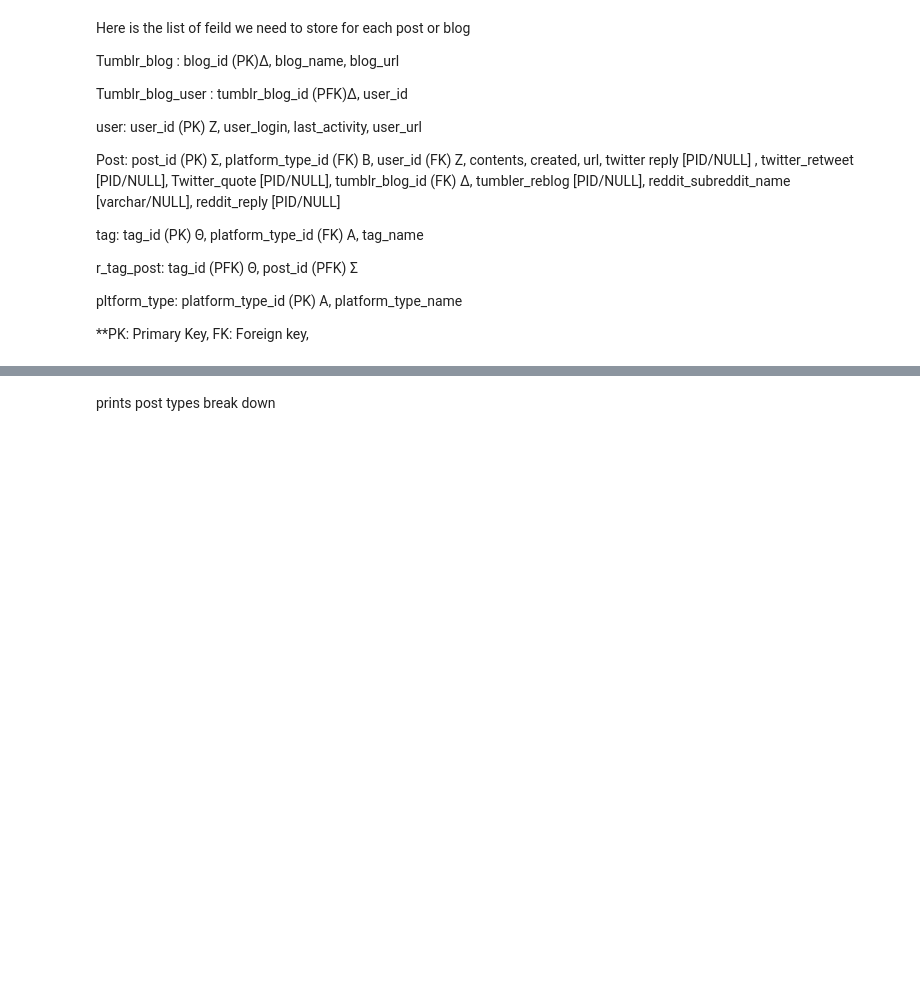
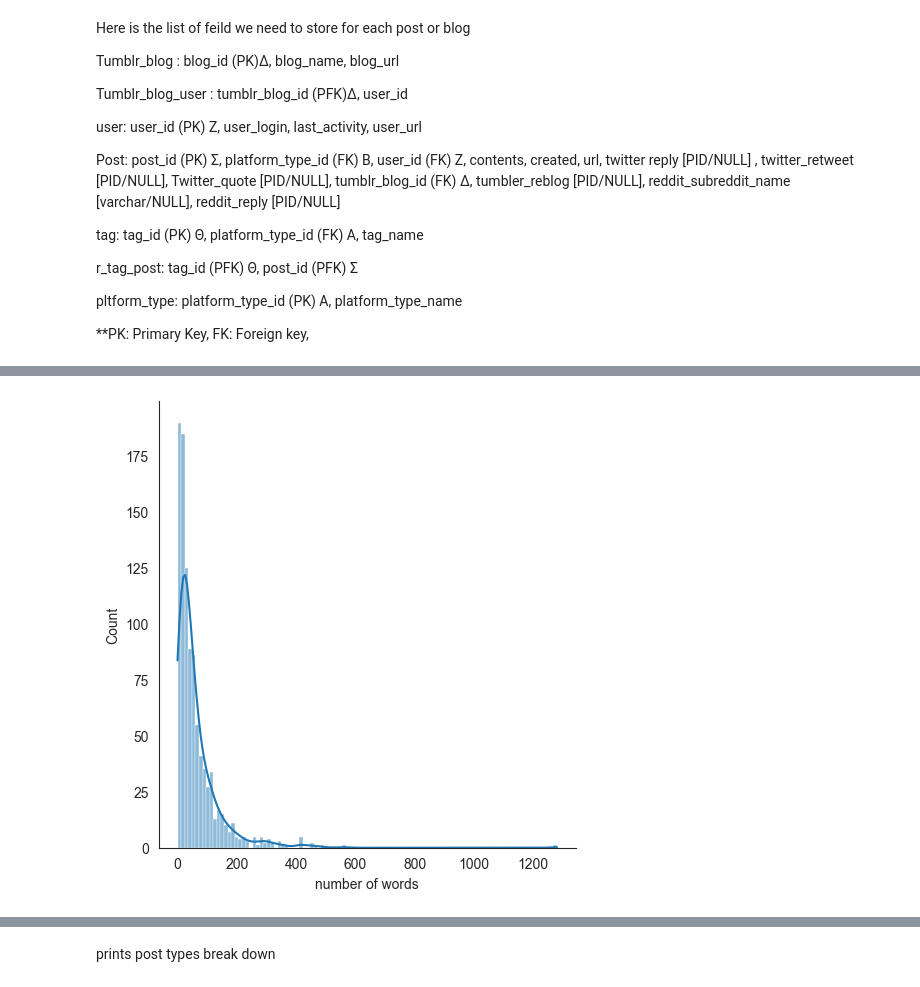
Before and after one commit to aminmarani/topic_modeling_comparison, a Jupyter notebook: scraping/Tumblr_data_scraping.ipynb, the cells around one changed output, grey strips where cells are left out. Saved outputs shown, nothing was run; the diff lists cells and outputs as text; code cells hidden in the pictures; blank space fills up the shorter version.

```diff
--- a/scraping/Tumblr_data_scraping.ipynb
+++ b/scraping/Tumblr_data_scraping.ipynb
@@ -76,0 +123,79 @@ total posts = 76, texts= 51 , videos = 0 , photos = 19, quotes = 3 , pure texts
+# %%
+import pytumblr
+import json
+import matplotlib.pyplot as plt
+import seaborn as sns
+
+
+# Post: post_id (PK) Σ, platform_type_id (FK) Β, user_id (FK) Ζ, contents, created, url, twitter reply [PID/NULL] , twitter_retweet [PID/NULL], Twitter_quote [PID/NULL], tumblr_blog_id (FK) Δ, tumbler_reblog [PID/NULL], reddit_subreddit_name [varchar/NULL], reddit_reply [PID/NULL]
+# tag: tag_id (PK) Θ, platform_type_id (FK) Α, tag_name
+# r_tag_post: tag_id (PFK) Θ, post_id (PFK) Σ
+# pltform_type: platform_type_id (PK) Α, platform_type_name
+
+#connection
+cnx = mysql.connector.connect(user='push', password='ElI)g!LDOBIwM)%*5o5{dbfz('
+                              ,host='127.0.0.1',database='edml')
+
+totalPosts = 0
+posts = []
+offset = 0
+
+#gets all posts from that blog, not just the first 20
+def get_all_posts(client, blog_name):
+    offset = 0
+    while True:
+        response = client.posts(blog_name, limit=20, offset=offset)
+        posts = response.get("posts", [])
+        if not posts: return
+        for post in posts:
+            yield post
+        offset += 20
+i = 0
+length_all_blogs = [] #contains length of all posts in that blog
+list_of_individual_blog_lengths = [] # contains list of list of length of blogs
+
+# runs through all blogs
+for blogs in blog_name:
+    returnedPosts = get_all_posts(client, blogs)
+    posts = returnedPosts # stores all posts from that blog
+    postsText = []
+    postsURL = []
+    for post in posts: # gets text from post depening on post type
+        postType = post['type']
+        totalPosts += 1
+        if postType == 'text':
+            postsText.append(post.get("body", ""))
+            postsURL.append(post.get("post_url", ""))
+        if postType == 'photo':
+            postsText.append(post.get("caption", ""))
+            postsURL.append(post.get("post_url", ""))
+        if postType == 'video':
+            postsText.append(post.get("caption", ""))
+            postsURL.append(post.get("post_url", ""))
+        if postType == 'quote':
+            postsText.append(post.get("caption", ""))
+            postsURL.append(post.get("post_url", ""))
+    length_each_post = []
+    for texts in postsText: # gets length of text of each post
+        text = texts
+        word_list = text.split()
+        number_of_words = len(word_list)
+        length_each_post.append(number_of_words)
+        length_all_blogs.append(number_of_words)
+    list_of_individual_blog_lengths.append(length_each_post)
+    print(blogs)
+    print(len(length_each_post))
+
+# plots distribution of each individual blog
+for blogs in list_of_individual_blog_lengths:
+    sns.set_style('white')
+    ax = sns.displot(blogs, kde = True)
+    ax.set(xlabel='number of words')
+    plt.show()
+
+# plots distribution of all posts
+sns.set_style('white')
+ax = sns.displot(length_all_blogs, kde = True)
+ax.set(xlabel='number of words')
+plt.show()
+# %% [output]
@@ -76,0 +206 @@ total posts = 76, texts= 51 , videos = 0 , photos = 19, quotes = 3 , pure texts
+[figure, added]
```
Also changed, not shown: parts of 15 cells of this notebook, 1 other file.
